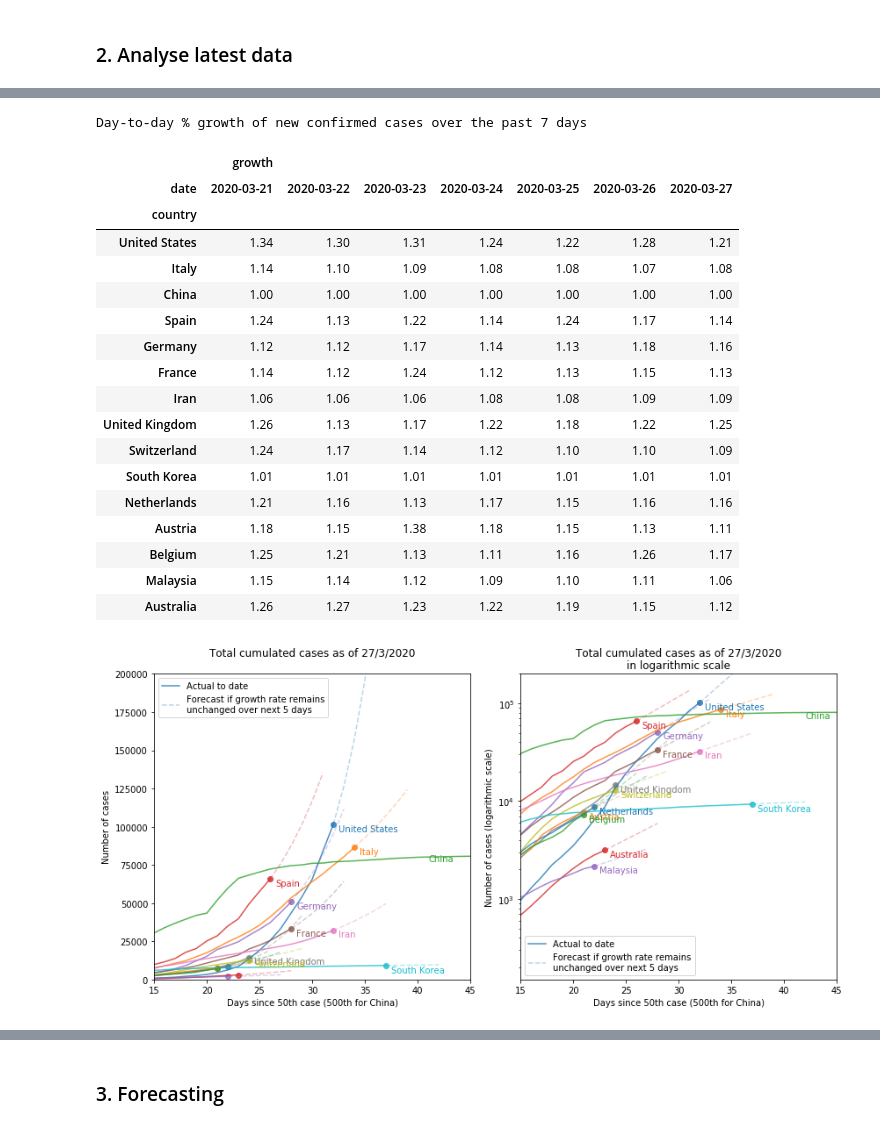
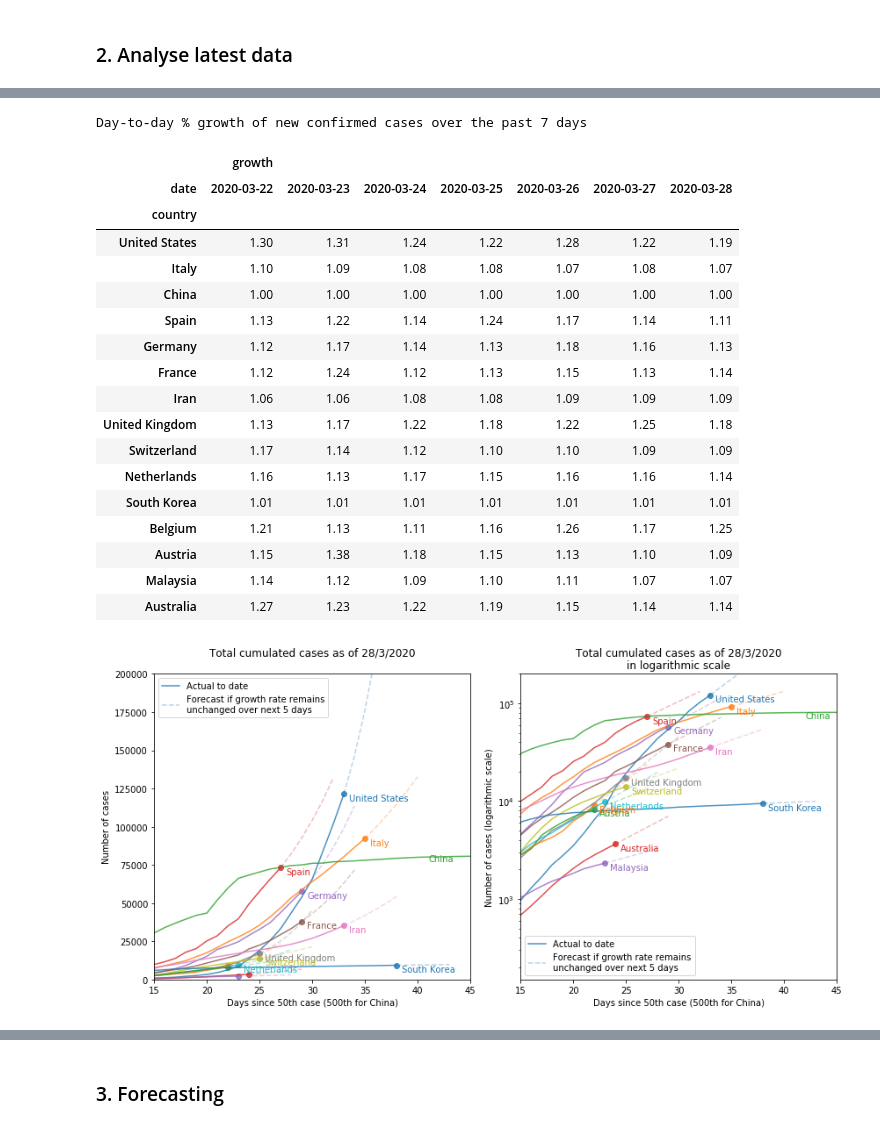
Before and after one commit to khairulomar/Covid-19, a Jupyter notebook: Covid19.ipynb, the cells around one changed output, grey strips where cells are left out. Saved outputs shown, nothing was run; the diff lists cells and outputs as text; code cells hidden in the pictures.

```diff
--- a/Covid19.ipynb
+++ b/Covid19.ipynb
@@ -38,7 +38,7 @@ warnings.filterwarnings("ignore")
 #     df.to_csv(f'csv/{month}-{day}-{year}.csv')
 # %%
 # One-day download from John Hopkins Hospital database
-day = 27
+day = 28
 month = 3
 date  = pd.to_datetime(f"20200{month}{0 if day<10 else ''}{day}", format='%Y%m%d')
 day0, month0, year0 = str(date)[8:10], str(date)[5:7], str(date)[:4]
@@ -350,7 +350,7 @@ for i, ax in zip(range(len(countries)), axes.flat):
     ax.text(data.index.max()+4, latest_growth, str(round(latest_growth[0],2)),
             color='white', ha='left', va='center', size=12, bbox=dict(facecolor=color, edgecolor='none'))
     ax.text(data.index.max()+2, latest_growth-0.15, double_days, ha='left', va='center', size=9)
-    ax.set_ylim(0.9, 1.7)
+    ax.set_ylim(0.9, 1.8)
     ax.axis('off')
     ax.set_title(countries[i], fontsize=12)
 plt.tight_layout()
@@ -363,28 +363,28 @@ Day-to-day % growth of new confirmed cases for 4 weeks prior to 27/3/2020
 # %%
 print('Day-to-day % growth of new confirmed cases over the past 7 days')
 top_countries = list(latest[:13].country) + ['Malaysia', 'Australia']
-dfgrowth = pd.pivot_table(df2, values=['growth'], index=['country'], columns=['date'], aggfunc='sum').iloc[:,-7:].loc[top_countries]
-dfgrowth
+dfgrowth = pd.pivot_table(df2, values=['growth'], index=['country'], columns=['date'], aggfunc='sum').loc[top_countries]
+dfgrowth.iloc[:,-7:]
 # %% [output]
 Day-to-day % growth of new confirmed cases over the past 7 days
 |  | growth |  |  |  |  |  |  |
-| date | 2020-03-21 | 2020-03-22 | 2020-03-23 | 2020-03-24 | 2020-03-25 | 2020-03-26 | 2020-03-27 |
+| date | 2020-03-22 | 2020-03-23 | 2020-03-24 | 2020-03-25 | 2020-03-26 | 2020-03-27 | 2020-03-28 |
 | country |  |  |  |  |  |  |  |
-| United States | 1.34 | 1.30 | 1.31 | 1.24 | 1.22 | 1.28 | 1.21 |
-| Italy | 1.14 | 1.10 | 1.09 | 1.08 | 1.08 | 1.07 | 1.08 |
+| United States | 1.30 | 1.31 | 1.24 | 1.22 | 1.28 | 1.22 | 1.19 |
+| Italy | 1.10 | 1.09 | 1.08 | 1.08 | 1.07 | 1.08 | 1.07 |
 | China | 1.00 | 1.00 | 1.00 | 1.00 | 1.00 | 1.00 | 1.00 |
-| Spain | 1.24 | 1.13 | 1.22 | 1.14 | 1.24 | 1.17 | 1.14 |
-| Germany | 1.12 | 1.12 | 1.17 | 1.14 | 1.13 | 1.18 | 1.16 |
-| France | 1.14 | 1.12 | 1.24 | 1.12 | 1.13 | 1.15 | 1.13 |
-| Iran | 1.06 | 1.06 | 1.06 | 1.08 | 1.08 | 1.09 | 1.09 |
-| United Kingdom | 1.26 | 1.13 | 1.17 | 1.22 | 1.18 | 1.22 | 1.25 |
-| Switzerland | 1.24 | 1.17 | 1.14 | 1.12 | 1.10 | 1.10 | 1.09 |
+| Spain | 1.13 | 1.22 | 1.14 | 1.24 | 1.17 | 1.14 | 1.11 |
+| Germany | 1.12 | 1.17 | 1.14 | 1.13 | 1.18 | 1.16 | 1.13 |
+| France | 1.12 | 1.24 | 1.12 | 1.13 | 1.15 | 1.13 | 1.14 |
+| Iran | 1.06 | 1.06 | 1.08 | 1.08 | 1.09 | 1.09 | 1.09 |
+| United Kingdom | 1.13 | 1.17 | 1.22 | 1.18 | 1.22 | 1.25 | 1.18 |
+| Switzerland | 1.17 | 1.14 | 1.12 | 1.10 | 1.10 | 1.09 | 1.09 |
+| Netherlands | 1.16 | 1.13 | 1.17 | 1.15 | 1.16 | 1.16 | 1.14 |
 | South Korea | 1.01 | 1.01 | 1.01 | 1.01 | 1.01 | 1.01 | 1.01 |
-| Netherlands | 1.21 | 1.16 | 1.13 | 1.17 | 1.15 | 1.16 | 1.16 |
-| Austria | 1.18 | 1.15 | 1.38 | 1.18 | 1.15 | 1.13 | 1.11 |
-| Belgium | 1.25 | 1.21 | 1.13 | 1.11 | 1.16 | 1.26 | 1.17 |
-| Malaysia | 1.15 | 1.14 | 1.12 | 1.09 | 1.10 | 1.11 | 1.06 |
-| Australia | 1.26 | 1.27 | 1.23 | 1.22 | 1.19 | 1.15 | 1.12 |
+| Belgium | 1.21 | 1.13 | 1.11 | 1.16 | 1.26 | 1.17 | 1.25 |
+| Austria | 1.15 | 1.38 | 1.18 | 1.15 | 1.13 | 1.10 | 1.09 |
+| Malaysia | 1.14 | 1.12 | 1.09 | 1.10 | 1.11 | 1.07 | 1.07 |
+| Australia | 1.27 | 1.23 | 1.22 | 1.19 | 1.15 | 1.14 | 1.14 |
 # %%
 xmax = 45
 future_days = 5
@@ -400,35 +400,35 @@ for s in range(2): # one for log scale, one for regular scale
         data = df2.loc[(df2.country==country), 'confirmed'].reset_index(drop=True)
         ax[s].plot(data, alpha=0.8, color=color, label='Actual to date')
         ax[s].scatter(data.index.max(), data.iloc[-1], alpha=0.8, color=color)
         if s==0:
-            if i<10 : ax[s].text(xmax-4 if country=='China' else data.index.max()+0.5, data.max(), country,
+            if i<11 : ax[s].text(xmax-4 if country=='China' else data.index.max()+0.5, data.max(), country,
                                  va='top', ha='left', fontsize=10, color=color)
         else:
             ax[s].text(xmax-3 if country=='China' else data.index.max()+0.5, data.max(), country,
                        va='top', ha='left', fontsize=10, color=color)
         # Data for forecast
         latest_growth = df2.loc[(df2.country==country), 'growth'].rolling(window=2).mean().iloc[-1]
         latest_total = df2.loc[(df2.country==country), 'confirmed'].iloc[-1]
         extrapolate = [data.iloc[-1]]
         new_data = latest_total
         for day in range(future_days):
             new_data = new_data * latest_growth
             extrapolate.append(new_data)
         xdays = range(data.index.max(), data.index.max()+future_days+1)
         ax[s].plot(xdays, extrapolate, alpha=0.3, ls='dashed', color=color, label=f'Forecast if growth rate remains\nunchanged over next {future_days} days')
         if i==0: ax[s].legend()
     if s==1: plt.yscale('log')
     ax[s].set_title(titles[s])
     ax[s].set_xlim(xmax-30, xmax)
     ax[s].set_ylim(1.5e2, 2e5)
     ax[s].set_ylabel(ylabels[s])
     ax[s].set_xlabel('Days since 50th case (500th for China)')
 plt.tight_layout()
 plt.savefig(f'img/total_cases', pad_inches=0)
 plt.savefig(f'img_archive/total_cases_{str(date)[:10]}', pad_inches=0)
 plt.show()
 # %% [output]
-[figure, old version]
+[figure, new version]
 # %%
 color = ['C2','C3']
 cols = ['confirmed','new_confirmed']
```
Also changed, not shown: parts of 19 cells of this notebook, 17 other files.
